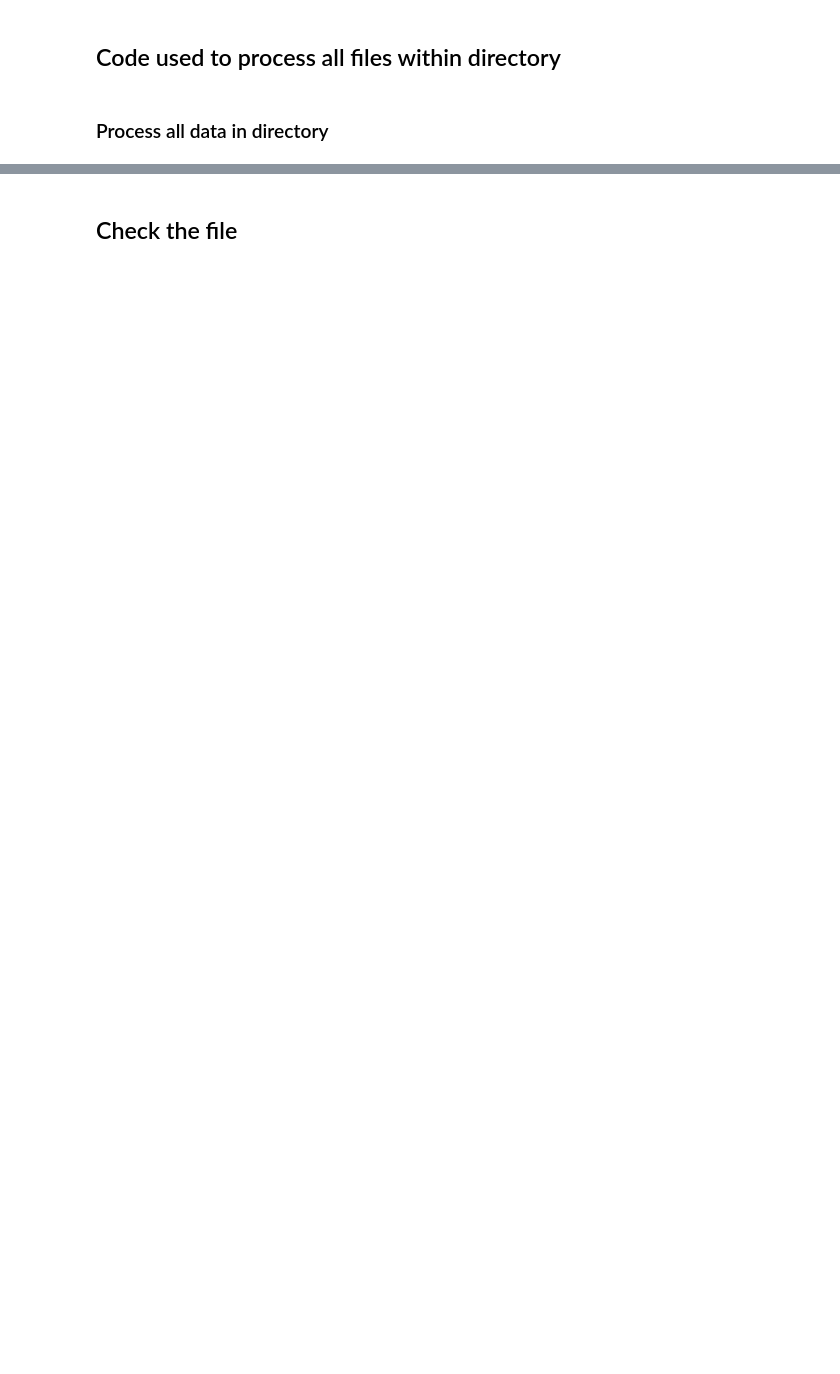
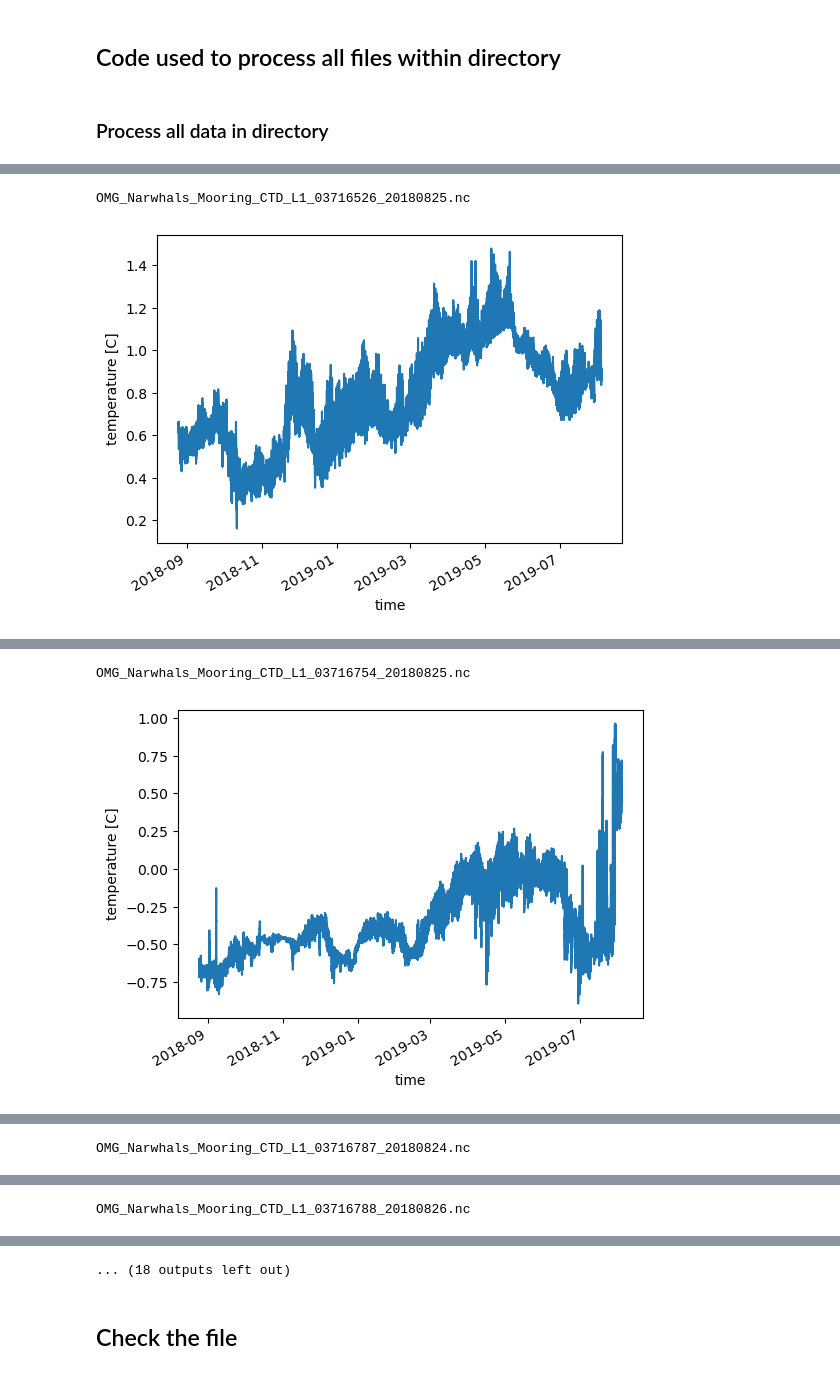
Before and after one commit to mjzahn/OMG_Narwhals_hydrography-manuscript, a Jupyter notebook: 01_data-cleaning/02_create-netcdf-OMG-Narwhals-sbe37-L1_L2.ipynb, the cells around one changed output, grey strips where cells are left out. Drawn from its saved outputs; the diff is of its cells as text; code cells hidden in the pictures; blank space fills up the shorter version.

```diff
--- a/01_data-cleaning/02_create-netcdf-OMG-Narwhals-sbe37-L1_L2.ipynb
+++ b/01_data-cleaning/02_create-netcdf-OMG-Narwhals-sbe37-L1_L2.ipynb
@@ -149,6 +187,8 @@ mooring_ds_truncated.temperature.plot()
 ## Code used to process all files within directory
 # %% [markdown]
 ### Process all data in directory
+# %%
+years = [2019, 2020]
 # %%
 ## create a loop that uses the above functions for all mooring data files
 ## loop through cnvfiles object
@@ -449,0 +415,69 @@ Attributes: (12/41)
+# %%
+years = [2019, 2020]
+# %%
+for year in years:
+    ## define output directory for L1 files and directory to import L2 files
+    if year == 2019:
+        output_dir = Path('/Users/marie/Documents/PhD/Chapter_3/data/OMG_Narwhals_mooring_data/OMG_Narwhals_mooring_L1/2019/SBE37/')
+        os.chdir("/Users/marie/Documents/PhD/Chapter_3/data/OMG_Narwhals_mooring_data/OMG_Narwhals_mooring_L2/2019")
+        metadata_path = Path("/Users/marie/Documents/PhD/Chapter_3/OMG_Python_dir/metadata/2019/SBE37_metadata_2019.csv")
+    if year == 2020:
+        output_dir = Path('/Users/marie/Documents/PhD/Chapter_3/data/OMG_Narwhals_mooring_data/OMG_Narwhals_mooring_L1/2020/SBE37/')
+        os.chdir("/Users/marie/Documents/PhD/Chapter_3/data/OMG_Narwhals_mooring_data/OMG_Narwhals_mooring_L2/2020")
+        metadata_path = Path("/Users/marie/Documents/PhD/Chapter_3/OMG_Python_dir/metadata/2020/SBE37_metadata_2020.csv")
+
+    ## get all metadata associated with each data file
+    # read in csv with metadata
+    metadata = pd.read_csv(metadata_path)
+
+    ## get names of all netcdf files in L2 directory
+    nc_files = []
+    for file in glob.glob("*.nc"):
+        nc_files.append(file)
+    # print(nc_files)
+
+    ## loop to run through L2 files and modify to make L1
+    for filename in nc_files:
+
+        data = metadata.loc[metadata['filename_L2'] == filename] # select row for cnv file 'filename'
+
+        if year == 2019:
+            file = Path("/Users/marie/Documents/PhD/Chapter_3/data/OMG_Narwhals_mooring_data/OMG_Narwhals_mooring_L2/2019/" + filename) # 2019 data
+        if year == 2020:
+            file = Path("/Users/marie/Documents/PhD/Chapter_3/data/OMG_Narwhals_mooring_data/OMG_Narwhals_mooring_L2/2020/" + filename) # 2020 data
+
+        uuid = data.uuid_L1.values[0]
+        netcdf_filename = 'OMG_Narwhals_Mooring_CTD_L1' + filename[27:]
+        print(netcdf_filename)
+
+        # read in L2 netCDF file
+        sbe37data = xr.open_dataset(file)
+        sbe37data.close()
+        # remove derived variables: salinity, density, and potential temperature
+        sbe37data_L1 = sbe37data.drop(labels = ['salinity', 'density', 'potential_temperature'])
+        sbe37data_L1
+
+        ## change global attributes for L1 dataset
+        sbe37data_L1.attrs['title'] = 'OMG Narwhals mooring CTD Level 1 Data'
+        sbe37data_L1.attrs['summary'] = 'This dataset contains conductivity, temperature, pressure, and depth measurements from a CTD instrument that was attached to an ocean mooring. This dataset was collected by the Oceans Melting Greenland (OMG) Narwhals program that will provide subannual hydrographic variability measurements in three northwest Greenland fjords. Between July 2018 to July 2020, three bottom-mounted moorings with a suite of instrumentation were deployed year-round in three glacial fjord sites in Melville Bay, West Greenland: Sverdrup Glacier, Kong Oscar Glacier, and Fisher Islands/Rink Glacier. Examination of water properties at these sites will demonstrate the presence and potential seasonality of warm, salty Atlantic Water intrusion into these marine-terminating glaciers. Additonally, during summer cruises where moorings were deployed and/or recovered, a CTD was lowered into the water to obtain full water column profiles at various locations near the glacier fronts and offshore.'
+        sbe37data_L1.attrs['keywords'] = 'Conductivity, Water Depth, Water Temperature'
+        sbe37data_L1.attrs['id'] = 'OMG_Narwhals_Mooring_CTD_L1'
+        sbe37data_L1.attrs['uuid'] = uuid
+        sbe37data_L1.attrs['filename'] = netcdf_filename
+        sbe37data_L1.attrs['processing_level'] = 'L1'
+
+        ## sanity plot
+        plt.figure(figsize = [6,4])
+        sbe37data_L1.temperature.plot(label = filename)
+        plt.show()
+
+        with xr.set_options(display_style="html"):
+            display(sbe37data_L1)
+
+        ## save xarray dataset object as netcdf
+        netcdf_filename = Path(netcdf_filename)
+        sbe37data_L1.to_netcdf(output_dir / netcdf_filename)
+        sbe37data_L1.close()
+# %% [output]
+OMG_Narwhals_Mooring_CTD_L1_03716526_20180825.nc
+[figure, added]
@@ -449,0 +501,2 @@ Attributes: (12/41)
+OMG_Narwhals_Mooring_CTD_L1_03716754_20180825.nc
+[figure, added]
@@ -449,0 +520 @@ Attributes: (12/41)
+OMG_Narwhals_Mooring_CTD_L1_03716787_20180824.nc
@@ -449,0 +539 @@ Attributes: (12/41)
+OMG_Narwhals_Mooring_CTD_L1_03716788_20180826.nc
@@ -450,3 +558,4 @@ Attributes: (12/41)
+... (18 outputs left out)
 # %% [markdown]
 ## Check the file
 # %%
```
Also changed, not shown: parts of 26 cells of this notebook, 2 other files.
